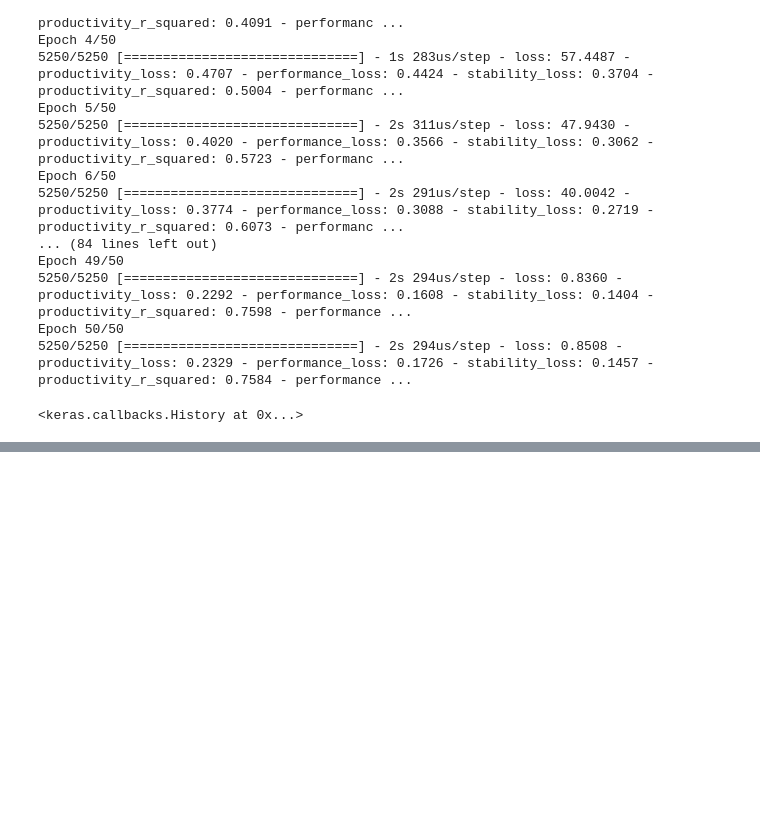
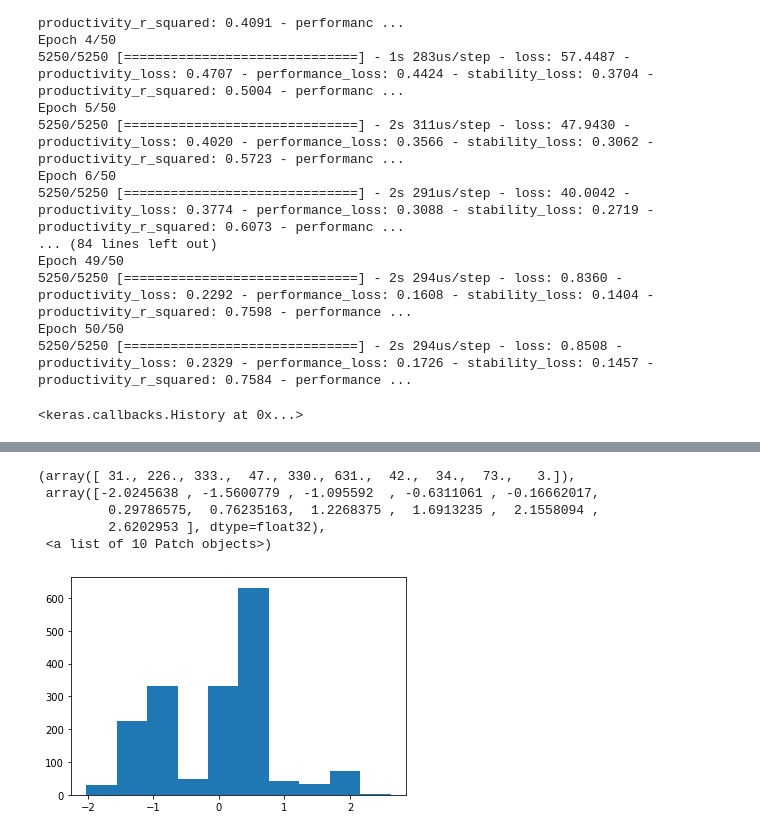
Before and after one commit to Lodewic/DuPont-hackathon, a Jupyter notebook: notebooks/lvt-1.0-encode_sequences.ipynb, the cells around one changed output, grey strips where cells are left out. Saved outputs shown, nothing was run; the diff lists cells and outputs as text; code cells hidden in the pictures; blank space fills up the shorter version.

```diff
--- a/notebooks/lvt-1.0-encode_sequences.ipynb
+++ b/notebooks/lvt-1.0-encode_sequences.ipynb
@@ -135,0 +148,9 @@ regression_df.head()
+# %%
+plt.hist(pred_stability)
+# %% [output]
+(array([ 31., 226., 333.,  47., 330., 631.,  42.,  34.,  73.,   3.]),
+ array([-2.0245638 , -1.5600779 , -1.095592  , -0.6311061 , -0.16662017,
+         0.29786575,  0.76235163,  1.2268375 ,  1.6913235 ,  2.1558094 ,
+         2.6202953 ], dtype=float32),
+ <a list of 10 Patch objects>)
+[figure, added]
```
Also changed, not shown: parts of 8 cells of this notebook.
